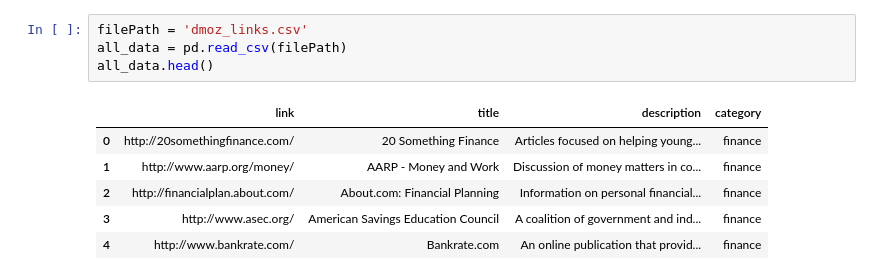
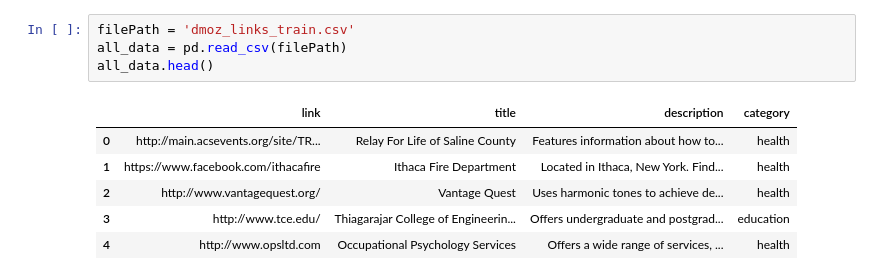
Before and after one commit to bamobravo/IR_tunde, a Jupyter notebook: text_model.ipynb, the cells around one changed output. Cells and saved outputs as stored; diff of their text form.

```diff
--- a/text_model.ipynb
+++ b/text_model.ipynb
@@ -7,11 +6,11 @@ ModuleNotFoundError: No module named 'sklearn'
 # %%
-filePath = 'dmoz_links.csv'
+filePath = 'dmoz_links_train.csv'
 all_data = pd.read_csv(filePath)
 all_data.head()
 # %% [output]
 |  | link | title | description | category |
-| 0 | http://20somethingfinance.com/ | 20 Something Finance | Articles focused on helping young... | finance |
-| 1 | http://www.aarp.org/money/ | AARP - Money and Work | Discussion of money matters in co... | finance |
-| 2 | http://financialplan.about.com/ | About.com: Financial Planning | Information on personal financial... | finance |
-| 3 | http://www.asec.org/ | American Savings Education Council | A coalition of government and ind... | finance |
-| 4 | http://www.bankrate.com/ | Bankrate.com | An online publication that provid... | finance |
+| 0 | http://main.acsevents.org/site/TR... | Relay For Life of Saline County | Features information about how to... | health |
+| 1 | https://www.facebook.com/ithacafire | Ithaca Fire Department | Located in Ithaca, New York. Find... | health |
+| 2 | http://www.vantagequest.org/ | Vantage Quest | Uses harmonic tones to achieve de... | health |
+| 3 | http://www.tce.edu/ | Thiagarajar College of Engineerin... | Offers undergraduate and postgrad... | education |
+| 4 | http://www.opsltd.com | Occupational Psychology Services | Offers a wide range of services, ... | health |
```
Also changed, not shown: parts of 10 cells of this notebook, 18 other files.
